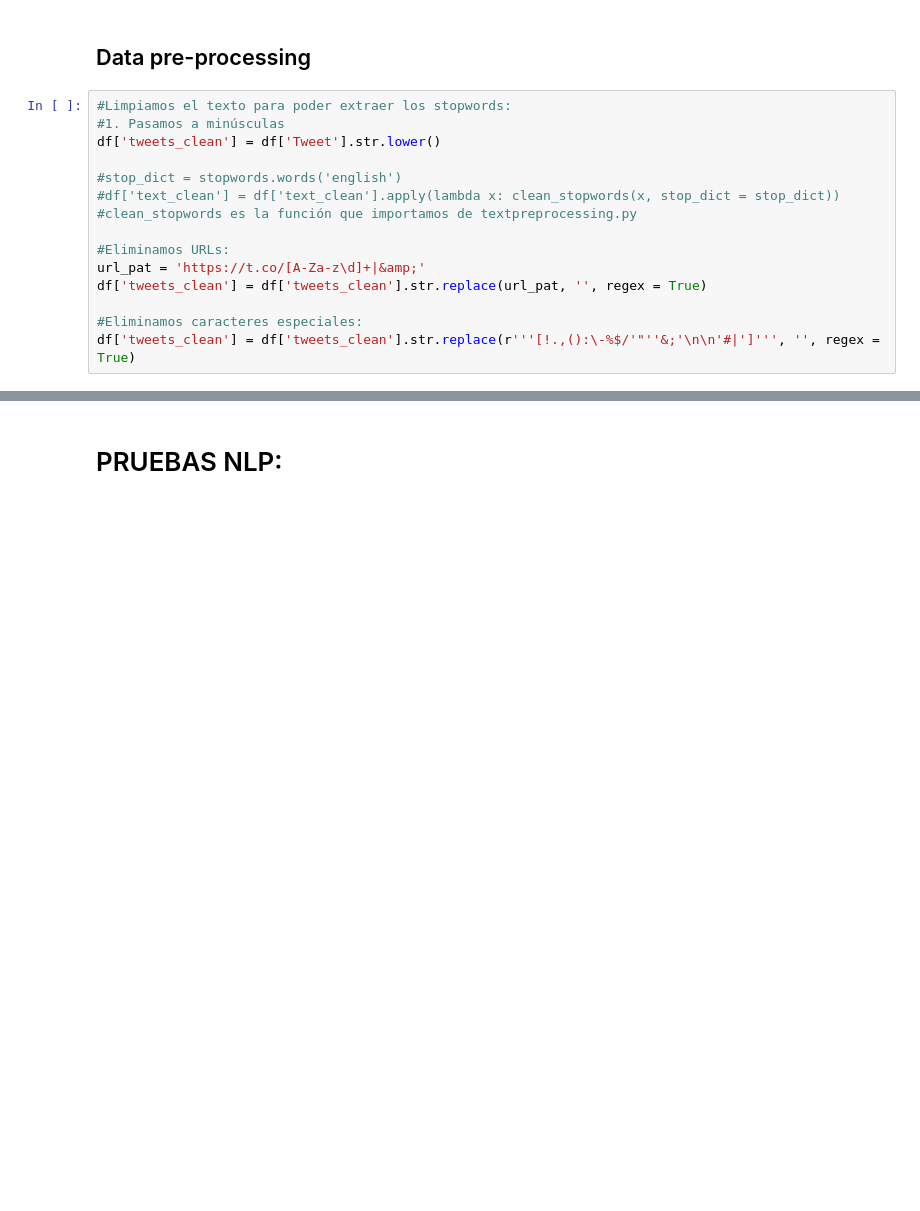
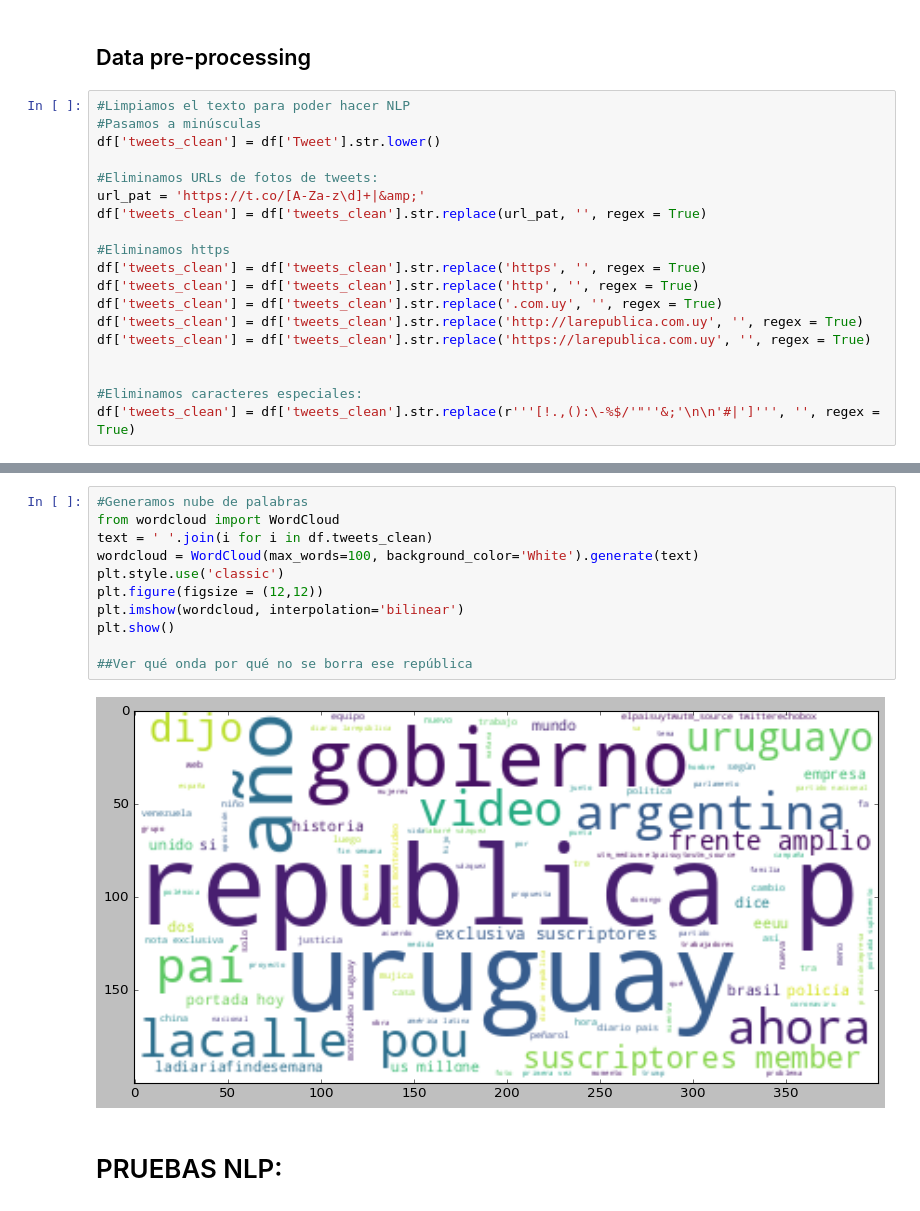
Before and after one commit to easyundercover/4geeks-final-project, a Jupyter notebook: src/explore.ipynb, the cells around one changed output, grey strips where cells are left out. Drawn from its saved outputs; the diff is of its cells as text; blank space fills up the shorter version.

```diff
--- a/src/explore.ipynb
+++ b/src/explore.ipynb
@@ -220,18 +285,22 @@ dtype: Int64
 # %% [markdown]
 ## Data pre-processing
 # %%
-#Limpiamos el texto para poder extraer los stopwords:
-#1. Pasamos a minúsculas
+#Limpiamos el texto para poder hacer NLP
+#Pasamos a minúsculas
 df['tweets_clean'] = df['Tweet'].str.lower()
 
-#stop_dict = stopwords.words('english')
-#df['text_clean'] = df['text_clean'].apply(lambda x: clean_stopwords(x, stop_dict = stop_dict))
-#clean_stopwords es la función que importamos de textpreprocessing.py
-
-#Eliminamos URLs:
+#Eliminamos URLs de fotos de tweets:
 url_pat = 'https://t.co/[A-Za-z\d]+|&amp;'
 df['tweets_clean'] = df['tweets_clean'].str.replace(url_pat, '', regex = True)
 
+#Eliminamos https
+df['tweets_clean'] = df['tweets_clean'].str.replace('https', '', regex = True)
+df['tweets_clean'] = df['tweets_clean'].str.replace('http', '', regex = True)
+df['tweets_clean'] = df['tweets_clean'].str.replace('.com.uy', '', regex = True)
+df['tweets_clean'] = df['tweets_clean'].str.replace('http://larepublica.com.uy', '', regex = True)
+df['tweets_clean'] = df['tweets_clean'].str.replace('https://larepublica.com.uy', '', regex = True)
+
+
 #Eliminamos caracteres especiales:
 df['tweets_clean'] = df['tweets_clean'].str.replace(r'''[!.,():\-%$/'"''&;'\n\n'#|']''', '', regex = True)
 # %%
@@ -269,3 +338,16 @@ NameError: name 'sentence' is not defined
+# %%
+#Generamos nube de palabras
+from wordcloud import WordCloud
+text = ' '.join(i for i in df.tweets_clean)
+wordcloud = WordCloud(max_words=100, background_color='White').generate(text)
+plt.style.use('classic')
+plt.figure(figsize = (12,12))
+plt.imshow(wordcloud, interpolation='bilinear')
+plt.show()
+
+##Ver qué onda por qué no se borra ese república
+# %% [output]
+[figure, added]
 # %% [markdown]
 # PRUEBAS NLP:
 # %%
```
Also changed, not shown: parts of 17 cells of this notebook.
